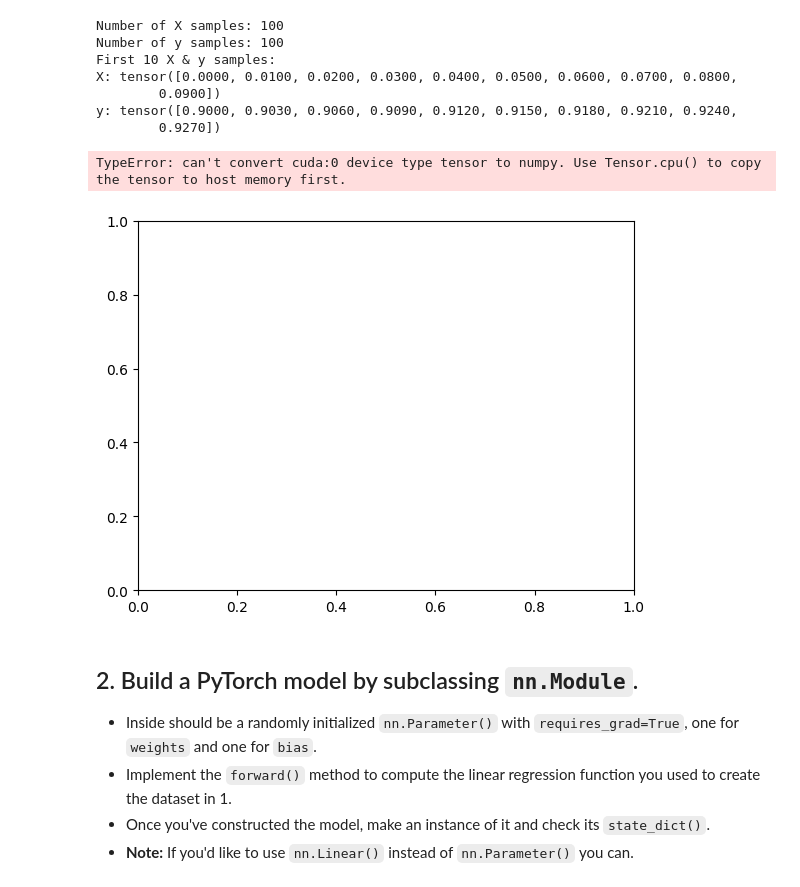
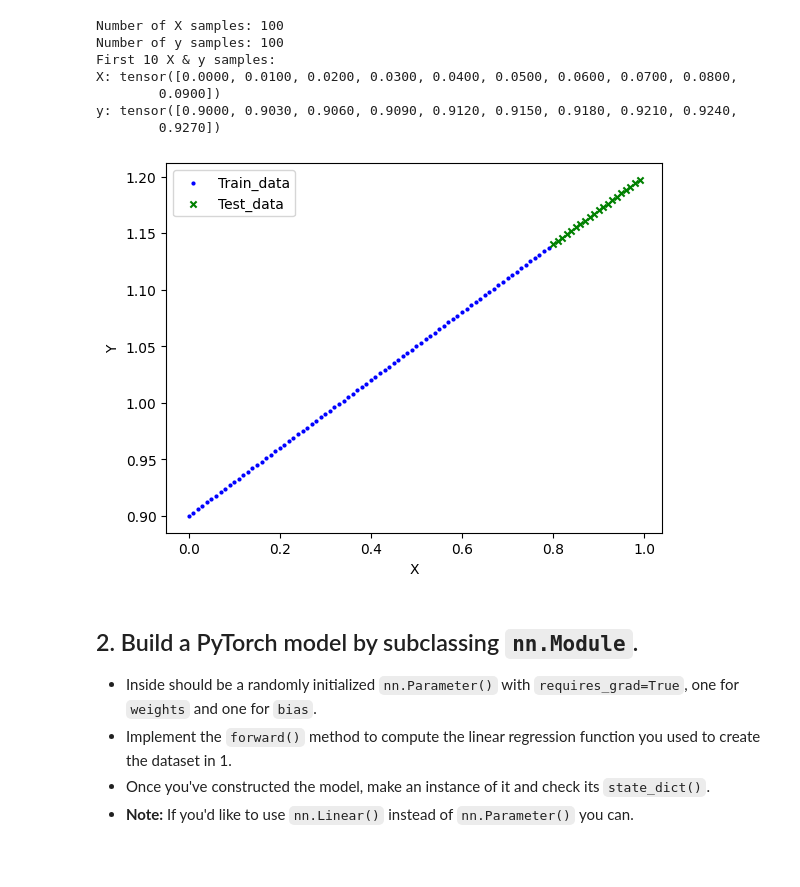
Before and after one commit to PouyaZX4/PyTorch, a Jupyter notebook: 01_pytorch_workflow.ipynb, the cells around one changed output. Saved outputs shown, nothing was run; the diff lists cells and outputs as text; code cells hidden in the pictures; blank space fills up the shorter version.

```diff
--- a/01_pytorch_workflow.ipynb
+++ b/01_pytorch_workflow.ipynb
@@ -71,14 +71,13 @@ from sklearn.model_selection import train_test_split
 X_train, X_test, y_train, y_test = train_test_split(X, y, test_size=0.2, shuffle = False)
 # %%
 # Plot the training and testing data
-plt.scatter(X_train, y_train, label= 'Train_data', s= 4, c= 'b')
-plt.scatter(X_test, y_test, label= 'Test_data', s= 20, marker= "x", c= 'g')
+plt.scatter(X_train.cpu(), y_train.cpu(), label= 'Train_data', s= 4, c= 'b')
+plt.scatter(X_test.cpu(), y_test.cpu(), label= 'Test_data', s= 20, marker= "x", c= 'g')
 plt.xlabel("X")
 plt.ylabel("Y")
 plt.legend();
 # %% [output]
-TypeError: can't convert cuda:0 device type tensor to numpy. Use Tensor.cpu() to copy the tensor to host memory first.
-[figure, old version]
+[figure, new version]
 # %% [markdown]
 ## 2. Build a PyTorch model by subclassing `nn.Module`.
   * Inside should be a randomly initialized `nn.Parameter()` with `requires_grad=True`, one for `weights` and one for `bias`.
```
